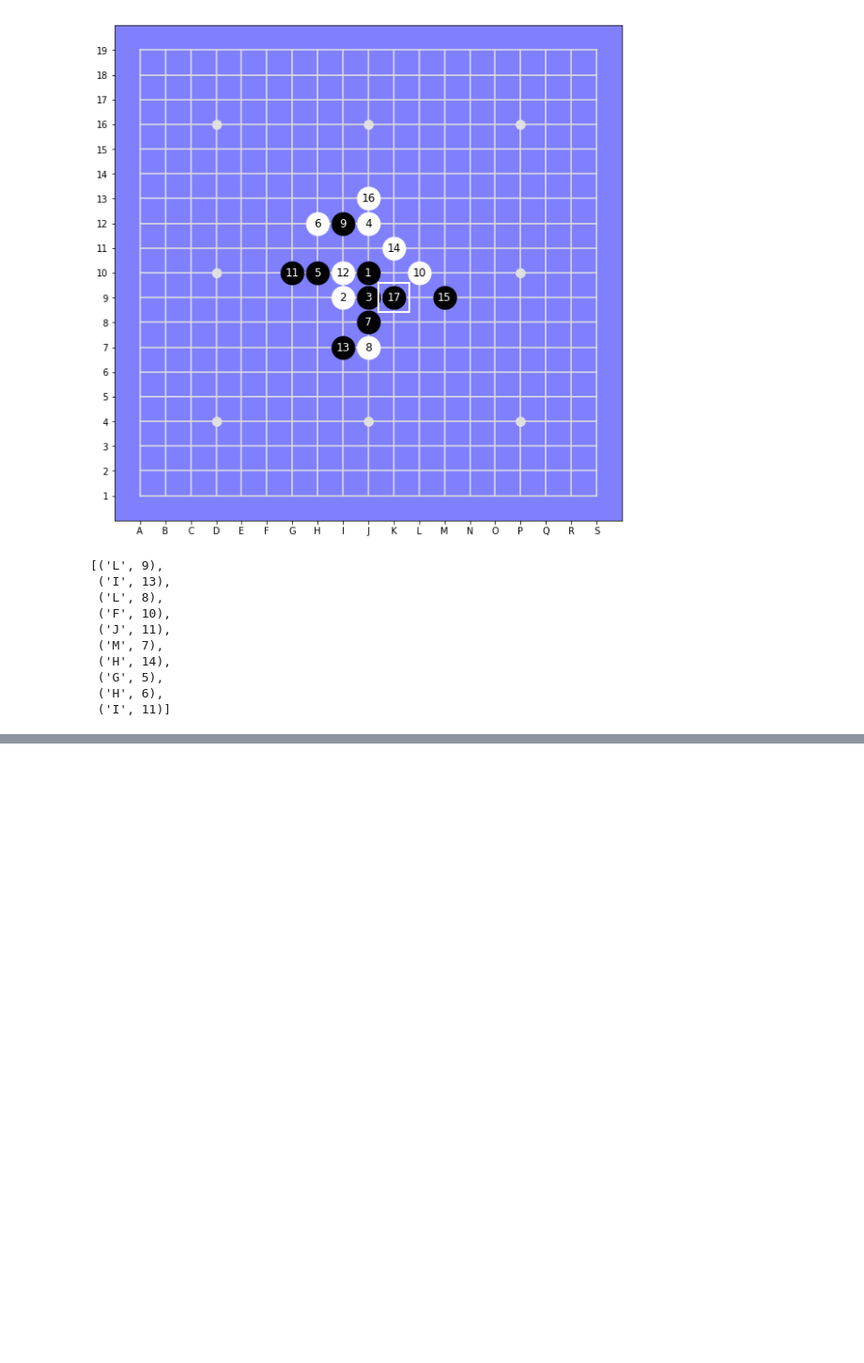
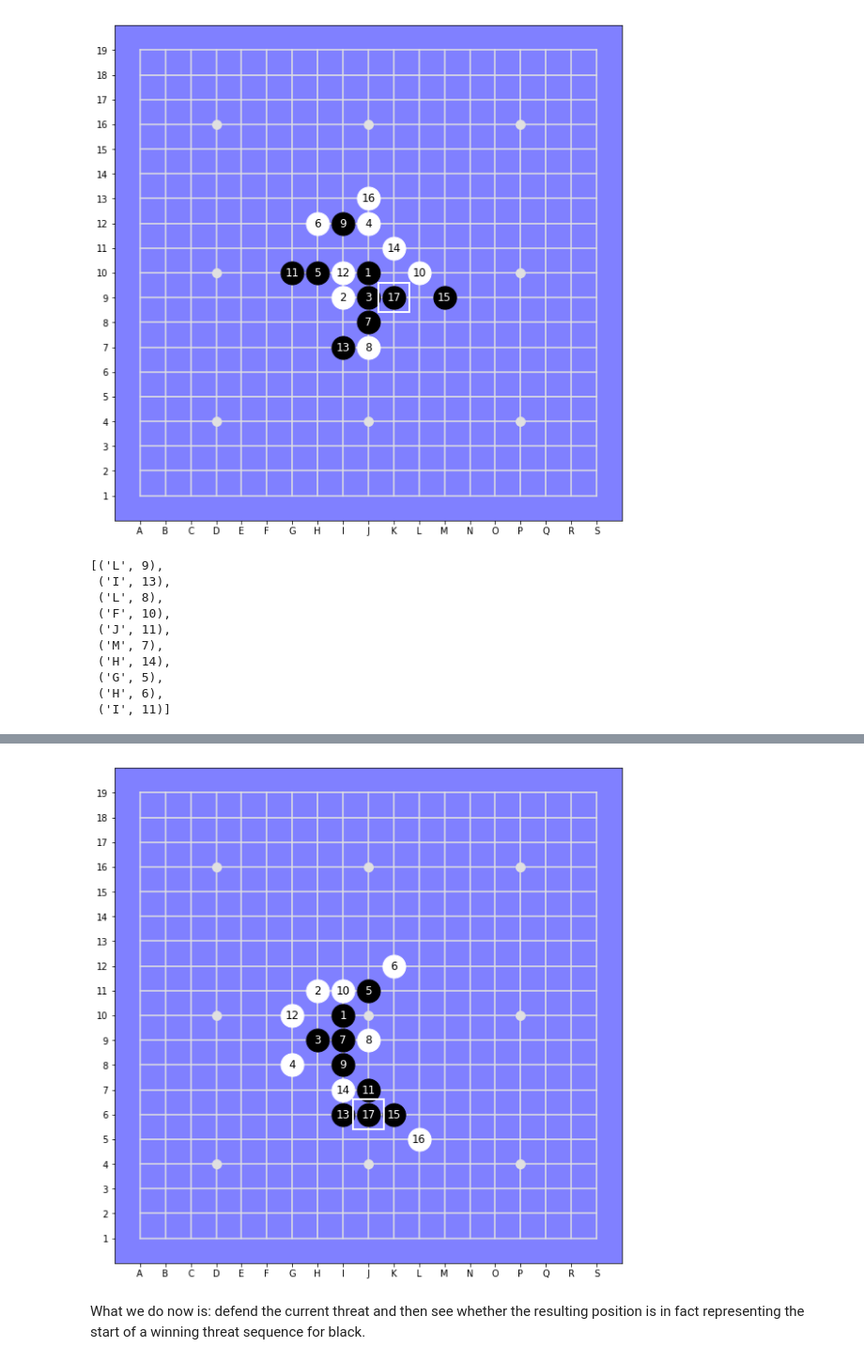
Before and after one commit to smurve/DeepGomoku, a Jupyter notebook: ValueBackProp.ipynb, the cells around one changed output, grey strips where cells are left out. Shown at 94% size. Drawn from its saved outputs; the diff is of its cells as text; code cells hidden in the pictures; blank space fills up the shorter version.

```diff
--- a/ValueBackProp.ipynb
+++ b/ValueBackProp.ipynb
@@ -226,0 +262,9 @@ Pursuing winning threat sequence: (I, 13)
+# %%
+sample = 'i10h11h9g8j11k12i9j9i8i11j7g10i6i7k6l5j6'
+stones = gt.string_to_stones(sample)
+board = GomokuBoard(disp_width=10, N=19, heuristics= heuristics, stones = stones)
+board.display()
+# %% [output]
+[figure, added]
+# %% [markdown]
+What we do now is: defend the current threat and then see whether the resulting position is in fact representing the start of a winning threat sequence for black.
```
Also changed, not shown: parts of 38 cells of this notebook, 15 other files.
